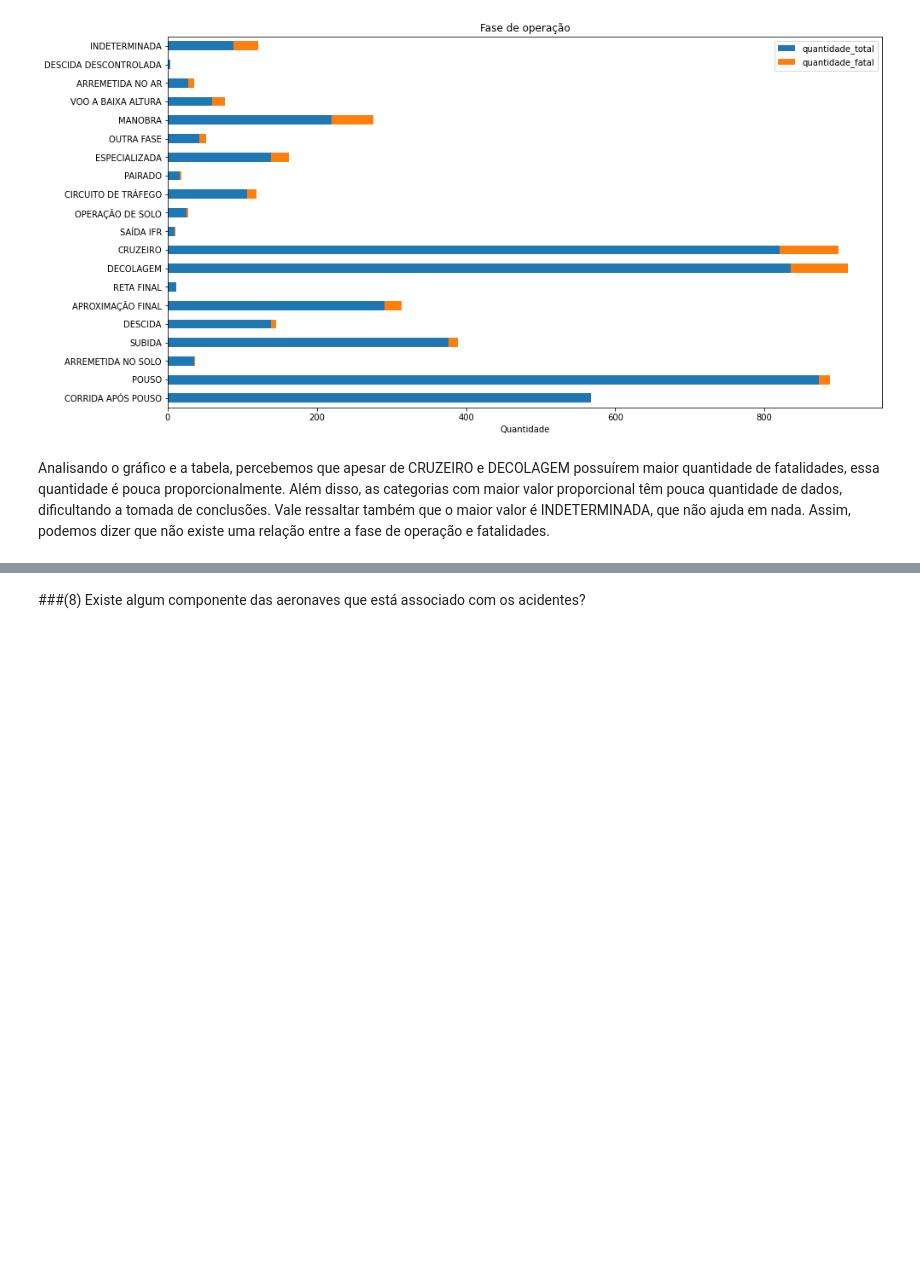
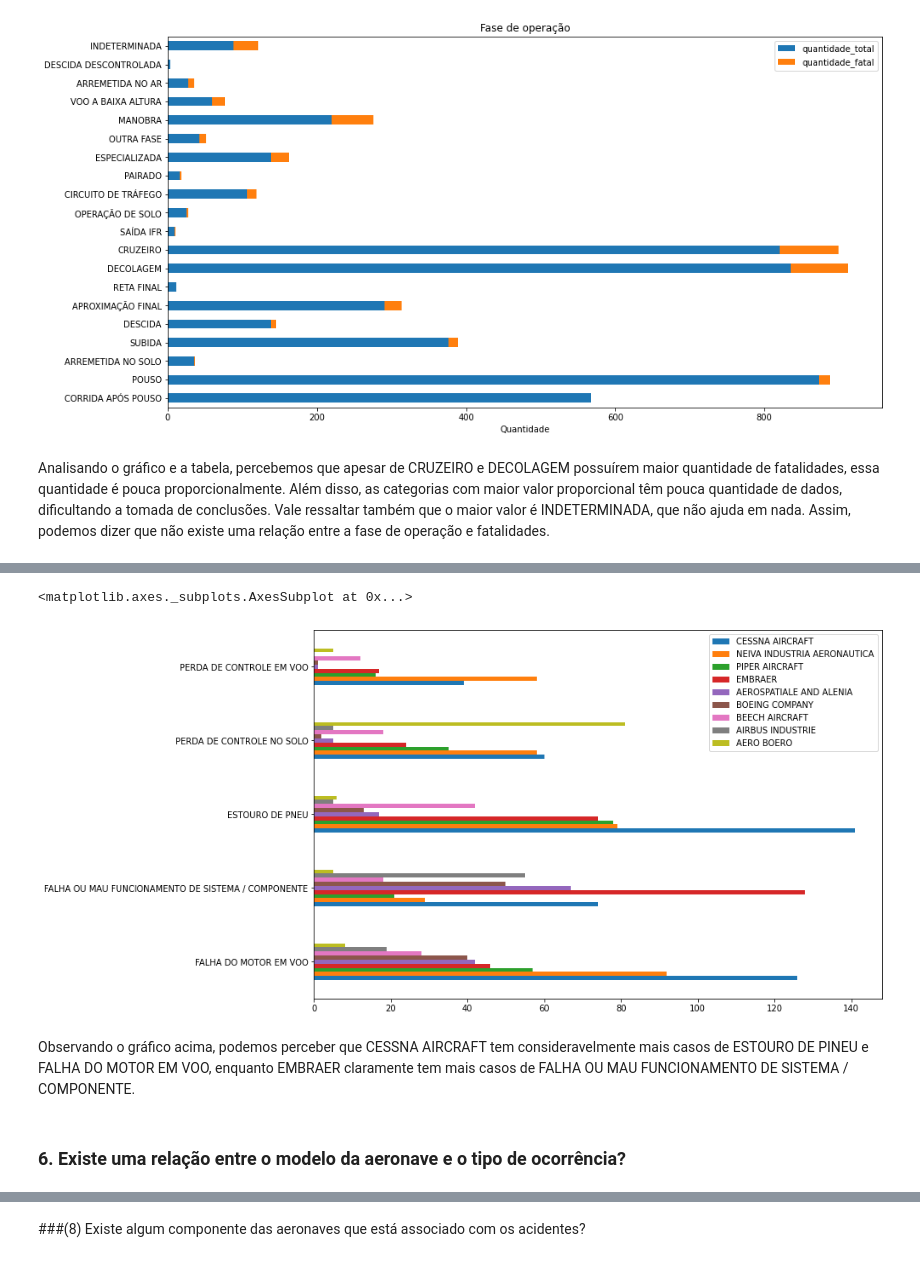
Before and after one commit to MarcosVeniciu/Trabalho-Pratico-Introducao-a-Ciencia-dos-Dados, a Jupyter notebook: cenipa.ipynb, the cells around one changed output, grey strips where cells are left out. Drawn from its saved outputs; the diff is of its cells as text; code cells hidden in the pictures; blank space fills up the shorter version.

```diff
--- a/cenipa.ipynb
+++ b/cenipa.ipynb
@@ -282,0 +330,16 @@ Assim, podemos dizer que não existe uma relação entre a fase de operação e
+# %%
+fabricantes_count = df_aeronave['aeronave_fabricante'].value_counts()
+fabricantes_count = fabricantes_count[fabricantes_count > 150].drop('***')
+fabricantes_nome = fabricantes_count.index
+
+tipos_comuns = []
+for i in range(5):
+    tipo_comum = ocorrencia_tipo_count.index[i]
+    codigos_tipo_comum = df_ocorrencia_tipo[df_ocorrencia_tipo['ocorrencia_tipo'] == tipo_comum]['codigo_ocorrencia'].drop_duplicates()
+    fabricantes_tipo_comum = df_aeronave.loc[
+        (df_aeronave['codigo_ocorrencia'].isin(codigos_tipo_comum)) & (df_aeronave['aeronave_fabricante'].isin(fabricantes_nome))
+    ]['aeronave_fabricante'].value_counts()
+    tipos_comuns.append(fabricantes_tipo_comum.rename(tipo_comum))
+
+df_tipos_comuns = pd.DataFrame(tipos_comuns)
+df_tipos_comuns
@@ -282,0 +353,9 @@ Assim, podemos dizer que não existe uma relação entre a fase de operação e
+# %%
+df_tipos_comuns.plot.barh(figsize=(12,8))
+# %% [output]
+<matplotlib.axes._subplots.AxesSubplot at 0x...>
+[figure, added]
+# %% [markdown]
+Observando o gráfico acima, podemos perceber que CESSNA AIRCRAFT tem consideravelmente mais casos de ESTOURO DE PINEU e FALHA DO MOTOR EM VOO, enquanto EMBRAER claramente tem mais casos de FALHA OU MAU FUNCIONAMENTO DE SISTEMA / COMPONENTE.
+# %% [markdown]
+### 6.  Existe uma relação entre o modelo da aeronave e o tipo de ocorrência?
```
Also changed, not shown: parts of 57 cells of this notebook.
